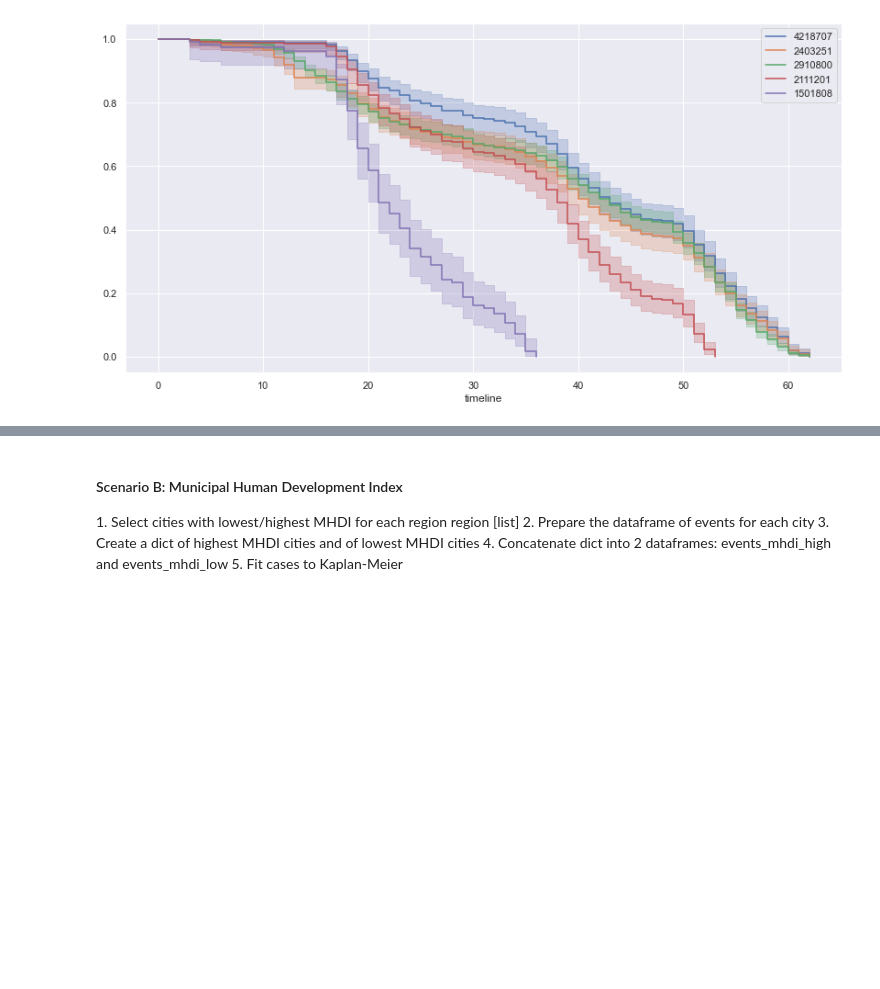
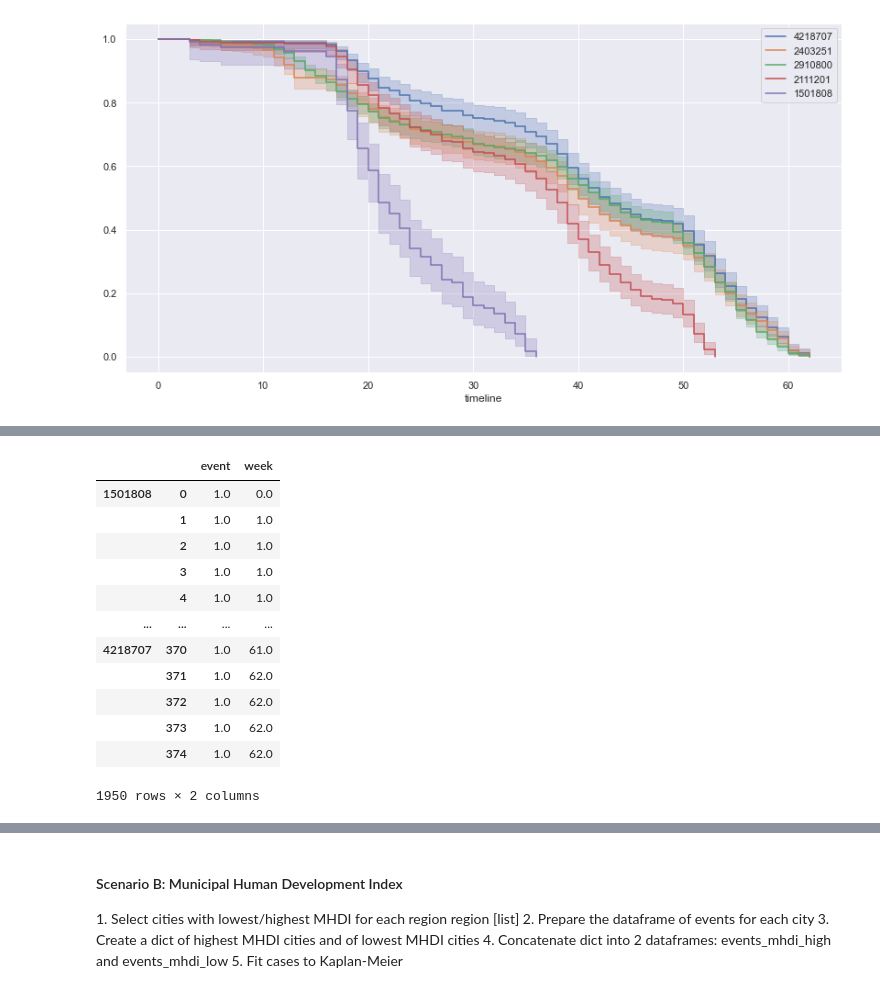
Before and after one commit to alexandrepereiraarq/COVIDGI, a Jupyter notebook: CVGI_MR_05_analysis.ipynb, the cells around one changed output, grey strips where cells are left out. Saved outputs shown, nothing was run; the diff lists cells and outputs as text; code cells hidden in the pictures; blank space fills up the shorter version.

```diff
--- a/CVGI_MR_05_analysis.ipynb
+++ b/CVGI_MR_05_analysis.ipynb
@@ -398,0 +410,19 @@ kmf_svi_A4 = plot_kmf(events_svi_A4,cities_list_svi_A4)
+# %%
+#generating the dataframe for the selected cases
+cities_list_svi_A5 = ['1501808','2111201','2910800','2403251','4218707']
+events_svi_A5 = events_mc(cities_list_svi_A5)
+events_svi_A5
+# %% [output]
+|  |  | event | week |
+| 1501808 | 0 | 1.0 | 0.0 |
+|  | 1 | 1.0 | 1.0 |
+|  | 2 | 1.0 | 1.0 |
+|  | 3 | 1.0 | 1.0 |
+|  | 4 | 1.0 | 1.0 |
+| ... | ... | ... | ... |
+| 4218707 | 370 | 1.0 | 61.0 |
+|  | 371 | 1.0 | 62.0 |
+|  | 372 | 1.0 | 62.0 |
+|  | 373 | 1.0 | 62.0 |
+|  | 374 | 1.0 | 62.0 |
+1950 rows × 2 columns
```
Also changed, not shown: parts of 4 cells of this notebook.
